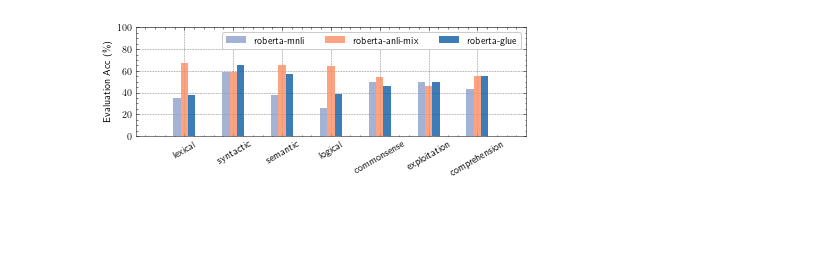
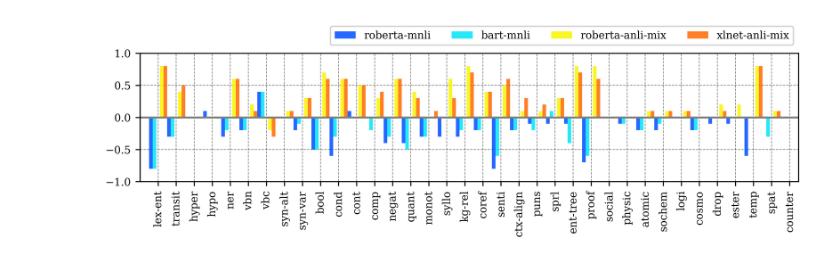
Before and after one commit to eric11eca/curriculum-ling, a Jupyter notebook: performance_plot.ipynb, the cells around one changed output. Saved outputs shown, nothing was run; the diff lists cells and outputs as text; code cells hidden in the pictures; blank space fills up the shorter version.

```diff
--- a/performance_plot.ipynb
+++ b/performance_plot.ipynb
@@ -7,14 +7,15 @@ import matplotlib.pyplot as plt
 pparam = dict(xlabel='', ylabel='Evaluation Acc (\%)')
 
 task_names = [
-  "lexical-entail", "transitive", "hypernymy", "hyponymy", "ner",
-  "verbnet", "verbcorner", "synt-alt", "synt-var",
-  "boolean", "comparative", "conditional","counting",
-  "negation", "quantifier", "monotonicity", "syllogism",
-  "kg-relation","sentiment", "puns", "coreference", "sprl", "context-align",
-  "proof-writer", "entail-tree", "atomic", "socialqa",
-  "physicalqa", "social-chem", "logiqa", "drop", "cosmoqa",
-  "ester", "spatia", "temporal", "counterfactual"
+  "lex-ent", "transit", "hyper", "hypo", "ner",
+  "vbn", "vbc", "syn-alt", "syn-var",
+  "bool", "cond", "cont", "comp",
+  "negat", "quant", "monot", "syllo",
+  "kg-rel", "coref", "senti", "ctx-align",
+  "puns", "sprl", "ent-tree", "proof",
+  "social", "physic", "atomic", "sochem",
+  "logi", "cosmo", "drop", "ester",
+  "temp", "spat", "counter"
 ]
 
 lexical_tasks = ["lexical-entail", "transitive", "hypernymy", "hyponymy"]
@@ -26,7 +27,7 @@ logical_taasks = ["boolean", "comparative", "conditional", "counting",
 commonsense_tasks = ["atomic", "socialqa", "physicalqa", "social-chem"]
 knowledge_tasks = ["proof-writer", "entail-tree"]
 comprehension_tasks = ["logiqa", "drop", "cosmoqa", "ester"]
-special_tasks = ["spatia", "temporal", "counterfactual"]
+special_tasks = ["spatial", "temporal", "counterfactual"]
 
 curriculum_tasks= [
   lexical_tasks, syntactic_tasks,
@@ -134,33 +146,30 @@ drop
 # %%
-curriculum_category = [
-  "lexical", "syntactic", "semantic",
-  "logical", "commonsense",
-  "exploitation",
-  "comprehension"]
-x = np.arange(len(curriculum_category))
-
-width = 0.15
-label = ["10", "1k"]
-with plt.style.context(['science', 'grid']):
-  fig = plt.figure(figsize=(7, 2))
+x = np.arange(len(task_names))
+width = 0.2
+label = ["roberta-mnli", "bart-mnli", "roberta-anli-mix", "xlnet-anli-mix", "roberta-glue"]
+colors = plt.cm.jet(np.linspace(0.2,0.8,len(label)))
+color_map = {}
+for i, model in enumerate(label):
+  color_map[model] = colors[i]
+with plt.style.context(['ieee', 'grid']):
+  fig = plt.figure(figsize=(9, 1.8))
   ax = fig.add_subplot(111)
-
-  #ax.bar(x - width*2, acc_mnli_avg, width, label=label[0], alpha=0.8)
-  ax.bar(x - width, acc_mnli_avg, width, label=label[0], color="#8da0cb", alpha=0.8)
-  ax.bar(x, acc_anli_avg, width, label=label[1], color="#fc8d62", alpha=0.8)
-  ax.bar(x + width, acc_glue_avg, width, label=label[2], alpha=0.8)
-  #ax.bar(x + width*2, acc_anli_avg, width, label=label[2], alpha=0.8)
+  ax.bar(x - 2*(width), acc_list_mnli, width, label=label[0], alpha=0.85, color=color_map[label[0]])
+  ax.bar(x - (width), acc_list_bart_mnli, width, label=label[1], alpha=0.85, color=color_map[label[1]])
+  ax.bar(x + (width), acc_list_anli, width, label=label[2], alpha=0.85, color=color_map[label[3]])
+  ax.bar(x + 2*(width), acc_list_xlnet, width, label=label[3], alpha=0.85, color=color_map[label[4]])
 
   ax.set_xticks(x)
-  plt.xticks(rotation = 30)
-  ax.set_xticklabels(curriculum_category)
+  plt.xticks(rotation = 90)
+  ax.set_xticklabels(task_names)
+  ax.axhline(0, color='grey', linewidth=1.5)
   #ax.set_title('Curriculum Benchmark')
-  ax.legend(loc="upper right", ncol=3)
+  ax.legend(loc="upper right", ncol=4, bbox_to_anchor=(1, 1.25))
   ax.autoscale(tight=True)
-  ax.set_xlim([-1, 7])
-  ax.set_ylim([0, 100])
-  ax.set(**pparam)
+  ax.set_xlim([-1, 35.5])
+  ax.set_ylim([-1, 1])
+  #ax.set(**pparam)
 
-  fig.savefig(f'./curriculum/curriculum_label_avg.pdf')
+  fig.savefig(f'./curriculum/curriculum_label.pdf', bbox_inches='tight')
 # %% [output]
-[figure, old version]
+[figure, new version]
```
Also changed, not shown: parts of 38 cells of this notebook, 9 other files.
